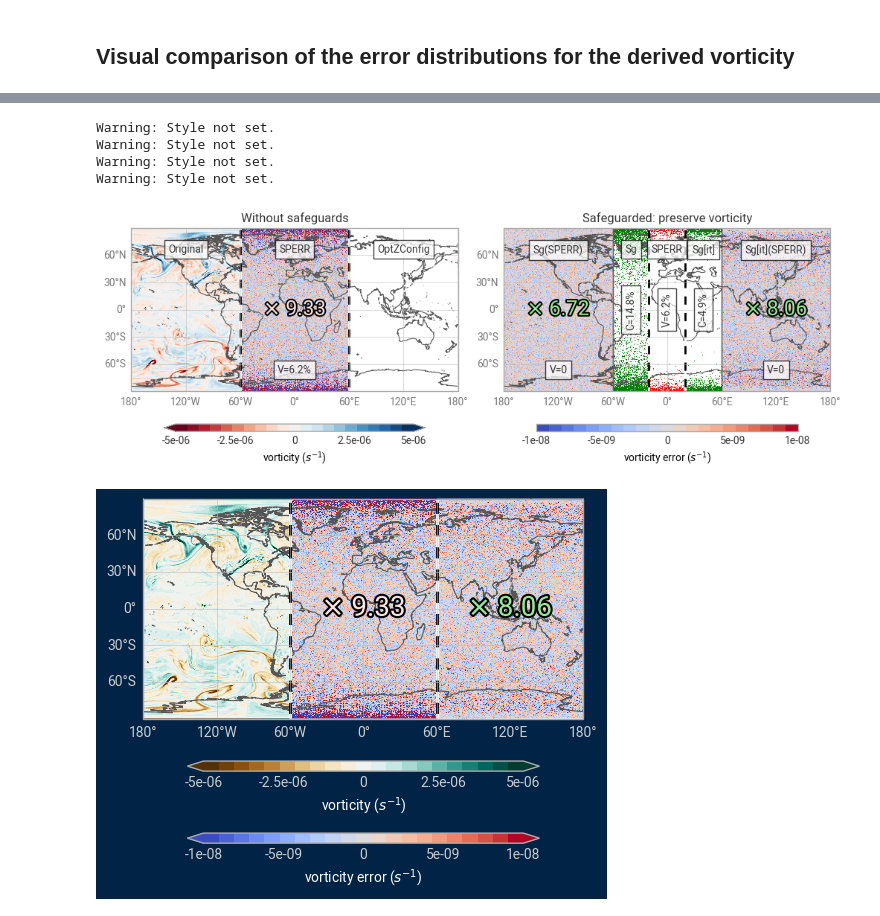
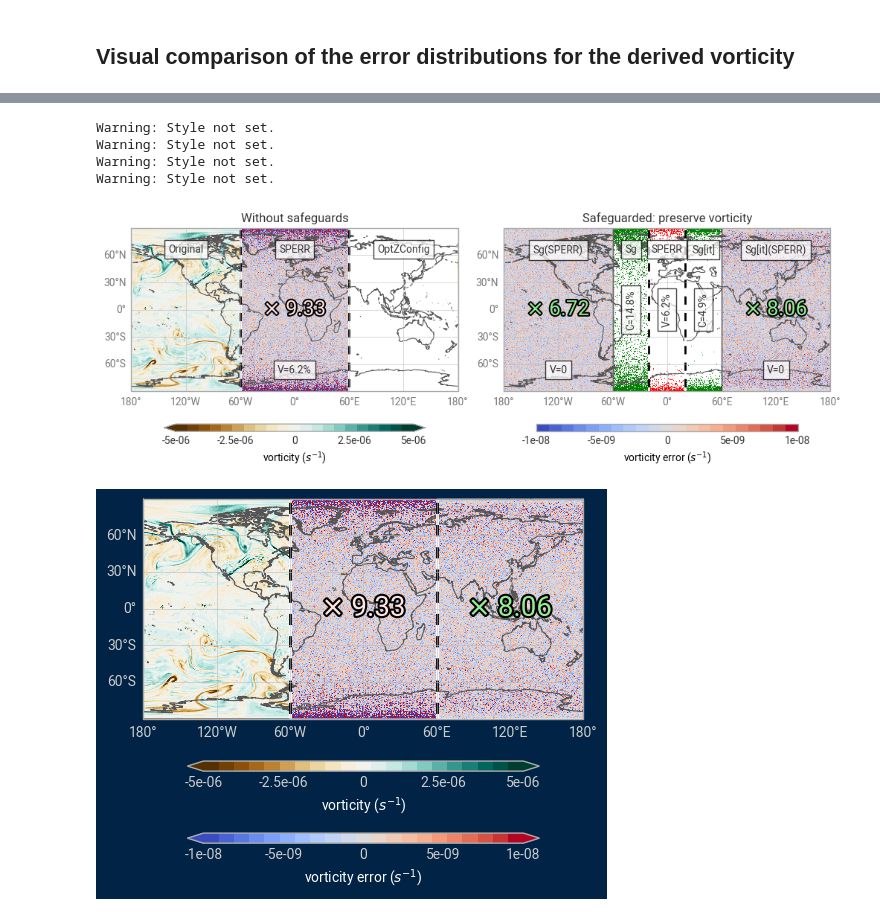
Before and after one commit to juntyr/compression-safeguards, a Jupyter notebook: examples/vorticity.ipynb, the cells around one changed output, grey strips where cells are left out. Cells and saved outputs as stored; diff of their text form; code cells hidden in the pictures.

```diff
--- a/examples/vorticity.ipynb
+++ b/examples/vorticity.ipynb
@@ -906,7 +906,7 @@ style_original._levels = earthkit.plots.styles.levels.Levels(
     np.linspace(-5e-6, 5e-6, 22)
 )
 style_original._legend_kwargs["ticks"] = np.linspace(-5e-6, 5e-6, 5)
-style_original._colors = "RdBu"
+style_original._colors = "BrBG"
 style_original._legend_kwargs["extend"] = "both"
 
 chart.pcolormesh(da, style=style_original, zorder=-11)
@@ -1227,34 +1227,34 @@ t = chart.ax.text(
     transform=chart.ax.transAxes,
 )
 t.set_bbox(dict(facecolor="white", alpha=0.75, edgecolor="black"))
 
 chart.ax.set_rasterization_zorder(-10)
 
 chart.ax.axvline(-20, c="white", ls=(2, (4, 4)), lw=2)
 chart.ax.axvline(-20, c="black", ls=(6, (4, 4)), lw=2)
 chart.ax.axvline(+20, c="white", ls=(2, (4, 4)), lw=2)
 chart.ax.axvline(+20, c="black", ls=(6, (4, 4)), lw=2)
 
 chart.ax.axvline(-60, c="black", lw=1)
 chart.ax.axvline(+60, c="black", lw=1)
 
 chart.title("Safeguarded: preserve vorticity")
 
 for m in earthkit.plots.schemas.schema.quickmap_subplot_workflow:
     if m != "title":
         getattr(chart, m)()
 
 for m in earthkit.plots.schemas.schema.quickmap_figure_workflow:
     if m != "legend":
         getattr(chart, m)()
 
 fig.save(Path("plots") / "vorticity-summary.pdf")
 # %% [output]
 Warning: Style not set.
 Warning: Style not set.
 Warning: Style not set.
 Warning: Style not set.
-[figure, old version]
+[figure, new version]
 # %%
 fig = earthkit.plots.Figure(
     size=(5, 5),
```
Also changed, not shown: parts of 4 cells of this notebook, 3 other files.
